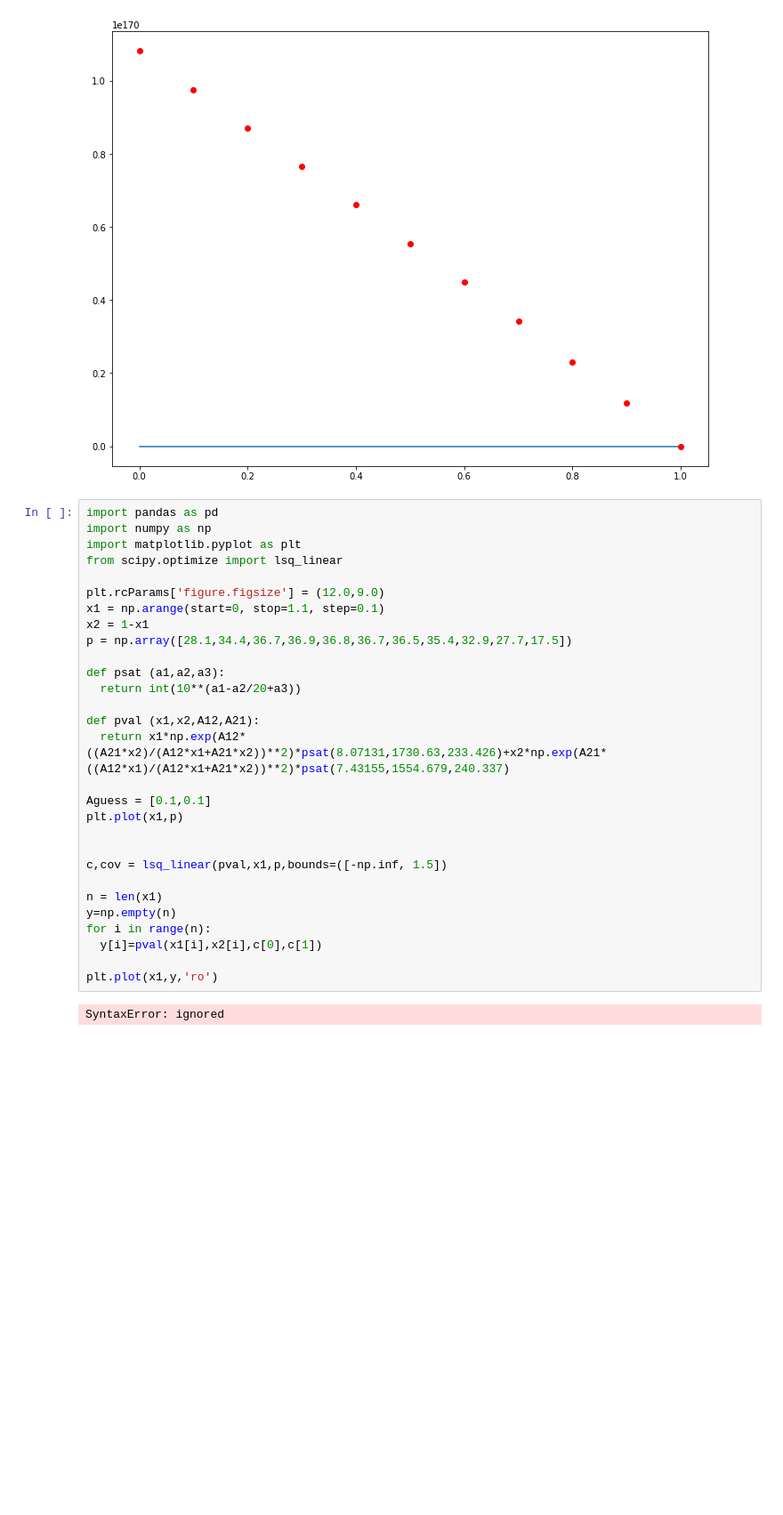
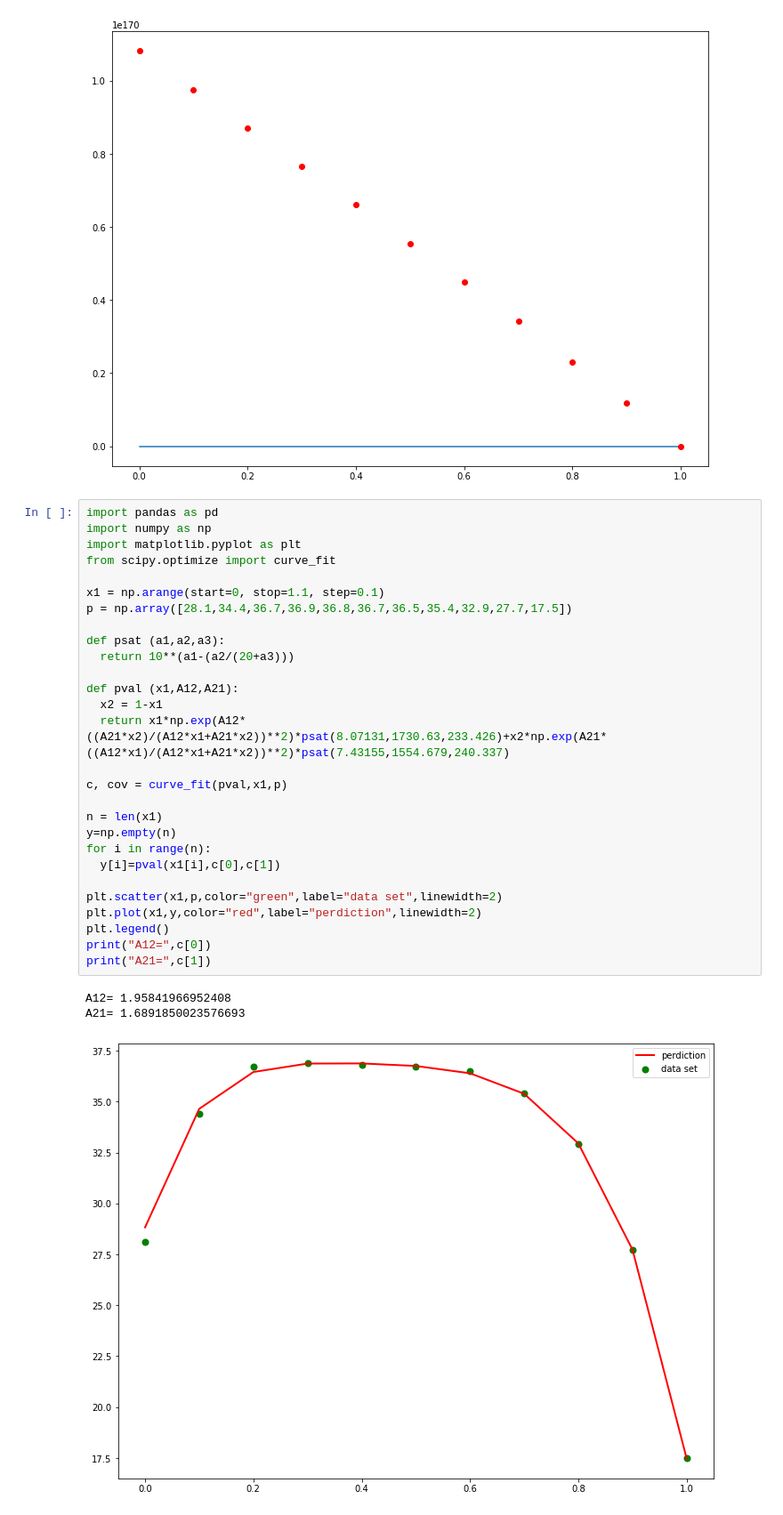
Before and after one commit to schen304joseph/HW3, a Jupyter notebook: HW3.ipynb, the cells around one changed output. Shown at 89% size. Cells and saved outputs as stored; diff of their text form; blank space fills up the shorter version.

```diff
--- a/HW3.ipynb
+++ b/HW3.ipynb
@@ -72,31 +72,32 @@ print(x2)
 # %%
 import pandas as pd
 import numpy as np
 import matplotlib.pyplot as plt
-from scipy.optimize import lsq_linear
+from scipy.optimize import curve_fit
 
-plt.rcParams['figure.figsize'] = (12.0,9.0)
 x1 = np.arange(start=0, stop=1.1, step=0.1)
-x2 = 1-x1
 p = np.array([28.1,34.4,36.7,36.9,36.8,36.7,36.5,35.4,32.9,27.7,17.5])
 
 def psat (a1,a2,a3):
-  return int(10**(a1-a2/20+a3))
+  return 10**(a1-(a2/(20+a3)))
 
-def pval (x1,x2,A12,A21):
+def pval (x1,A12,A21):
+  x2 = 1-x1
   return x1*np.exp(A12*((A21*x2)/(A12*x1+A21*x2))**2)*psat(8.07131,1730.63,233.426)+x2*np.exp(A21*((A12*x1)/(A12*x1+A21*x2))**2)*psat(7.43155,1554.679,240.337)
 
-Aguess = [0.1,0.1]
-plt.plot(x1,p)
-
-
-c,cov = lsq_linear(pval,x1,p,bounds=([-np.inf, 1.5])
+c, cov = curve_fit(pval,x1,p)
 
 n = len(x1)
 y=np.empty(n)
 for i in range(n):
-  y[i]=pval(x1[i],x2[i],c[0],c[1])
+  y[i]=pval(x1[i],c[0],c[1])
 
-plt.plot(x1,y,'ro')
+plt.scatter(x1,p,color="green",label="data set",linewidth=2)
+plt.plot(x1,y,color="red",label="perdiction",linewidth=2)
+plt.legend()
+print("A12=",c[0])
+print("A21=",c[1])
 # %% [output]
-SyntaxError: ignored
+A12= 1.95841966952408
+A21= 1.6891850023576693
+[figure, added]
```
Also changed, not shown: parts of 3 cells of this notebook.
